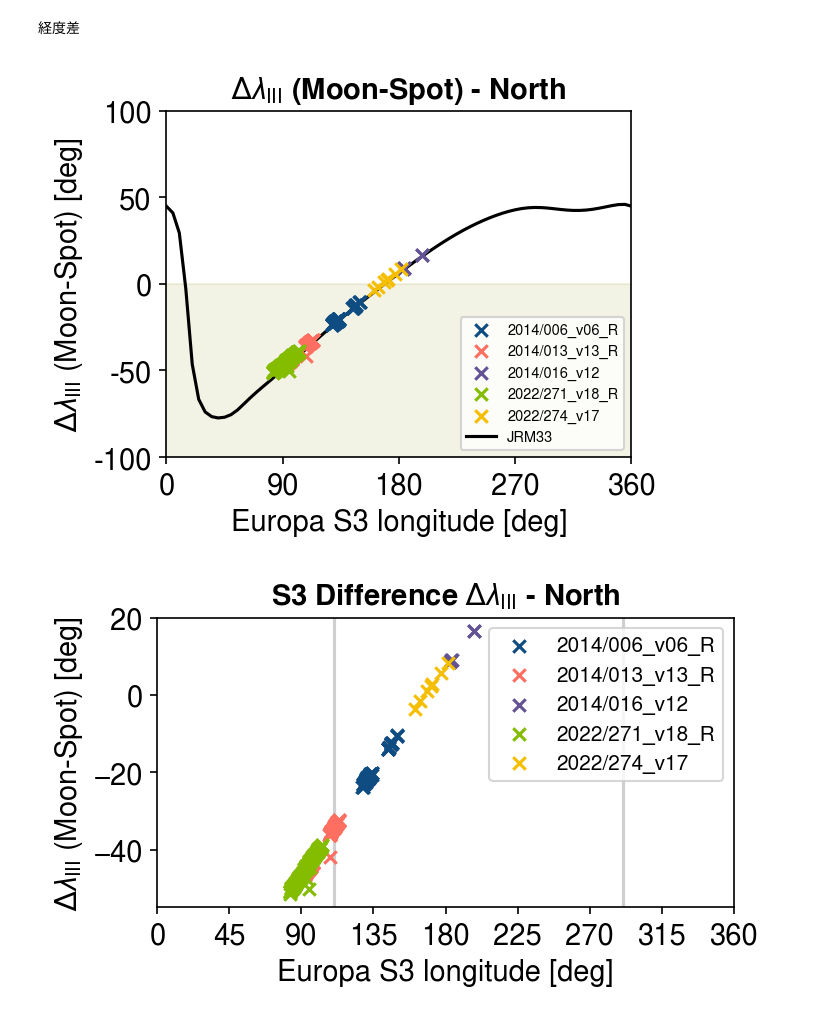
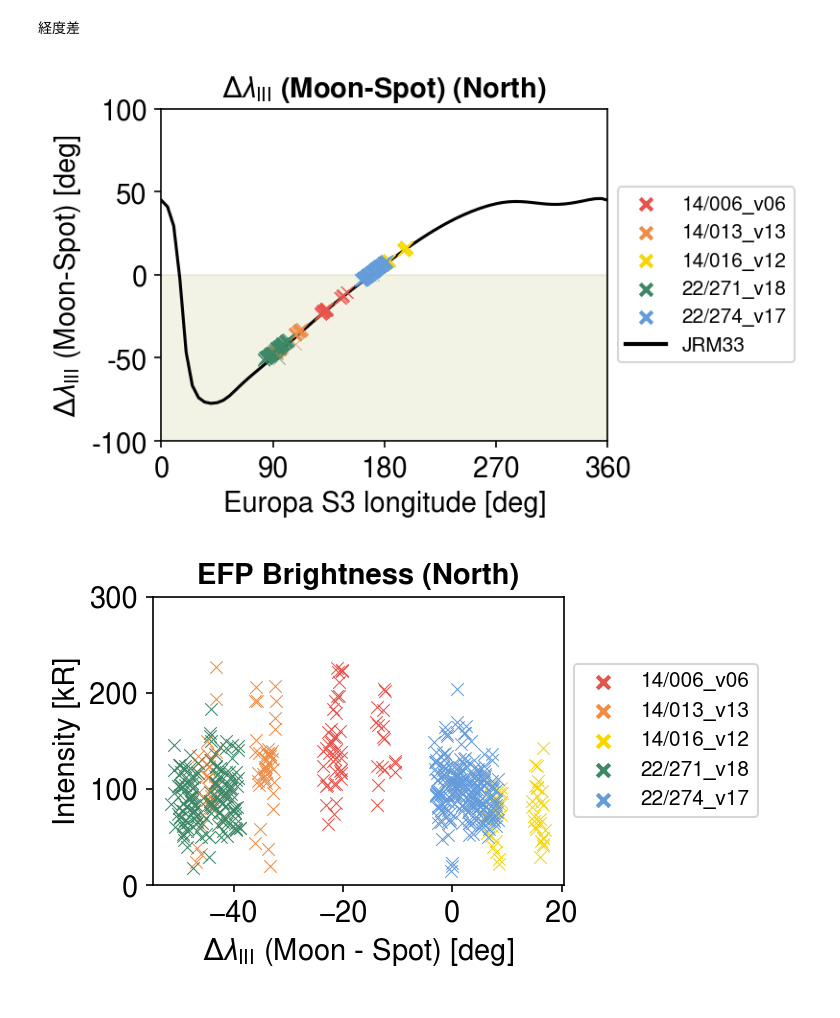
Before and after one commit to ShinnosukeSatoh/HST_Jupiter_footprints, a Jupyter notebook: photometry_plot.ipynb, the cells around one changed output. Cells and saved outputs as stored; diff of their text form; code cells hidden in the pictures.

```diff
--- a/photometry_plot.ipynb
+++ b/photometry_plot.ipynb
@@ -27,9 +27,11 @@ plt.rcParams.update({'font.sans-serif': fontname,
 # cpalette = ['#8ecae6', '#ffb703', '#023047', '#fb8500', '#219ebc']
 cpalette = ['#0F4C81', '#FF6F61', '#645394',
          '#84BD00', '#F6BE00', '#F7CAC9', '#0F80E6']
+cpalette = ['#184678', '#005261', '#C00000', '#E88B00', '#F25A00', '#2F397D', '#A3BDDA', '#9FC0B4', '#F3B5A8', '#EECA77', '#EFA785', '#AAACD4']
+cpalette = ['#E7534B', '#EF8C46', '#F7D702', '#3C8867', '#649CDB', '#5341A5', '#A65FAC']
 # %%
-north_doy = ['2014/006_v06_R', '2014/013_v13_R', '2014/016_v12', '2022/271_v18_R', '2022/274_v17']
-south_doy = ['2022/185_v09_R', '2022/310_v19', '2022/349_v23']
+north_doy = ['14/006_v06', '14/013_v13', '14/016_v12', '22/271_v18', '22/274_v17']
+south_doy = ['22/185_v09', '22/310_v19', '22/349_v23']
 
 def load(csvname0):
     df = pd.read_csv(csvname0, sep='\t')
@@ -304,7 +330,7 @@ elif hem == 'South':
 fontsize = 14
 fig, ax = plt.subplots(1,1,figsize=(4,3),dpi=150)
 # ax.set_aspect('equal')
-ax.set_title('$\\Delta\\lambda_{\\mathrm{III}}$ (Moon-Spot) - '+hem, weight='bold', fontsize=fontsize)
+ax.set_title('$\\Delta\\lambda_{\\mathrm{III}}$ (Moon-Spot) ('+hem+')', weight='bold', fontsize=fontsize)
 ax.set_xlim(0,360)
 ax.set_ylim(-100,100)
 ax.set_xticks(np.linspace(0,360,5))
@@ -316,7 +342,7 @@ ax.set_ylabel('$\\Delta\\lambda_{\\mathrm{III}}$ (Moon-Spot) [deg]', fontsize=fo
 ax.tick_params(axis='x', labelsize=fontsize)
 ax.tick_params(axis='y', labelsize=fontsize)
 for i in range(len(doy)):
-    csvname0 = 'img/red3/EUROPA/'+doy[i]+'/brightness.csv'
+    csvname0 = 'img/red3/EUROPA/20'+doy[i]+'/brightness.csv'
     utc, b0_arr, b1_arr, efplat0_arr, efpwlong0_arr, moons30_arr = load(csvname0)
     idx = np.where(b0_arr>0)
     efplat0_arr = efplat0_arr[idx]
@@ -324,72 +350,52 @@ for i in range(len(doy)):
     moons30_arr = moons30_arr[idx]
     b0_arr = b0_arr[idx]
     b1_arr = b1_arr[idx]
-    ax.scatter(moons30_arr, -(efpwlong0_arr-moons30_arr), marker='x', c=cpalette[i], label=doy[i], zorder=1)
+    ax.scatter(moons30_arr, -(efpwlong0_arr-moons30_arr), marker='x', c=cpalette[i], linewidths=0.3, label=doy[i], zorder=1)
     # ax.plot(moons30_arr, moons30_arr-efpwlong0_arr, color=cpalette[i])
 ax.axhspan(-100, 0, color='olive', alpha=0.10, zorder=0.1)
 ax.plot(wlon0, -(euwlon0-wlon0), color='k', label='JRM33', zorder=0.5)
-# ax.plot(wlon1, euwlon1, color='k', zorder=0.5)
-ax.legend(fontsize=fontsize*0.5)
+# obtain the handles and labels from the figure
+handles, labels = ax.get_legend_handles_labels()
+# copy the handles
+handles = [copy.copy(ha) for ha in handles ]
+# set the linewidths to the copies
+[ha.set_linewidth(2) for ha in handles ]
+ax.legend(handles=handles, labels=labels, loc='center left', bbox_to_anchor=(1., .5))
 plt.show()
 
-# 2枚目 System III Difference
+# 2枚目 System III Difference vs Brightness
 fontsize = 14
 fig, ax = plt.subplots(1,1, figsize=(5,3), dpi=150)
-ax.set_title('S3 Difference $\\Delta\\lambda_{\\mathrm{III}}$ - '+hem, weight='bold', fontsize=fontsize)
-ax.set_xlim(0,360)
-# ax.set_ylim(0,200)
-# ax.set_yticks(np.linspace(-10,200,5))
-# ax.set_yticklabels(np.linspace(-10,200,5))
-ax.set_xticks(np.linspace(0,360,9))
-ax.set_xticklabels(np.linspace(0,360,9, dtype=int))
-ax.set_xlabel('Europa S3 longitude [deg]', fontsize=fontsize)
-ax.set_ylabel('$\\Delta\\lambda_{\\mathrm{III}}$ (Moon-Spot) [deg]', fontsize=fontsize)
-ax.tick_params(axis='x', labelsize=fontsize)
-ax.tick_params(axis='y', labelsize=fontsize)
-for i in range(len(doy)):
-    csvname0 = 'img/red3/EUROPA/'+doy[i]+'/brightness.csv'
-    utc, b0_arr, b1_arr, efplat0_arr, efpwlong0_arr, moons30_arr = load(csvname0)
-    idx = np.where(b0_arr>0)
-    efplat0_arr = efplat0_arr[idx]
-    efpwlong0_arr = efpwlong0_arr[idx]
-    moons30_arr = moons30_arr[idx]
-    b0_arr = b0_arr[idx]
-    b1_arr = b1_arr[idx]
-    ax.scatter(moons30_arr, moons30_arr-efpwlong0_arr, marker='x', c=cpalette[i], label=doy[i], zorder=1)
-    # ax[0].plot(moons30_arr, moons30_arr-efpwlong0_arr, color=cpalette[i])
-ax.axvline(x=110.61452513966482, color='#cfcfcf', zorder=0.5)
-ax.axvline(x=110.61452513966482+180, color='#cfcfcf', zorder=0.5)
-ax.legend(loc='upper right')
-fig.tight_layout()
-plt.show()
-
-# 3枚目 System III Difference vs Brightness
-fontsize = 14
-fig, ax = plt.subplots(1,1, figsize=(5,3), dpi=150)
-ax.set_title('EFP Brightness - '+hem, weight='bold', fontsize=fontsize)
+ax.set_title('EFP Brightness ('+hem+')', weight='bold', fontsize=fontsize)
 # ax.set_xlim(-60,20)
 ax.set_ylim(0,300)
 # ax.set_yticks(np.linspace(-10,200,5))
 # ax.set_yticklabels(np.linspace(-10,200,5))
 # ax.set_xticks(np.linspace(0,360,9))
 # ax.set_xticklabels(np.linspace(0,360,9, dtype=int))
 ax.set_xlabel('$\\Delta\\lambda_{\\mathrm{III}}$ (Moon - Spot) [deg]', fontsize=fontsize)
 ax.set_ylabel('Intensity [kR]', fontsize=fontsize)
 ax.tick_params(axis='x', labelsize=fontsize)
 ax.tick_params(axis='y', labelsize=fontsize)
 for i in range(len(doy)):
-    csvname0 = 'img/red3/EUROPA/'+doy[i]+'/brightness.csv'
+    csvname0 = 'img/red3/EUROPA/20'+doy[i]+'/brightness.csv'
     utc, b0_arr, b1_arr, efplat0_arr, efpwlong0_arr, moons30_arr = load(csvname0)
     idx = np.where(b0_arr>0)
     efplat0_arr = efplat0_arr[idx]
     efpwlong0_arr = efpwlong0_arr[idx]
     moons30_arr = moons30_arr[idx]
     b0_arr = b0_arr[idx]
     b1_arr = b1_arr[idx]
-    ax.scatter(moons30_arr-efpwlong0_arr, b0_arr, marker='x', c=cpalette[i], label=doy[i], zorder=1)
-ax.legend(loc='center left', bbox_to_anchor=(1., .5))
+    ax.scatter(moons30_arr-efpwlong0_arr, b0_arr, marker='x', c=cpalette[i], linewidths=0.5, label=doy[i], zorder=1)
+# obtain the handles and labels from the figure
+handles, labels = ax.get_legend_handles_labels()
+# copy the handles
+handles = [copy.copy(ha) for ha in handles ]
+# set the linewidths to the copies
+[ha.set_linewidth(2) for ha in handles ]
+ax.legend(handles=handles, labels=labels, loc='center left', bbox_to_anchor=(1., .5))
 fig.tight_layout()
 plt.show()
 # %% [output]
-[figure, old version]
+[figure, new version]
-[figure, old version]
+[figure, new version]
```
Also changed, not shown: parts of 7 cells of this notebook, 1 other file.
